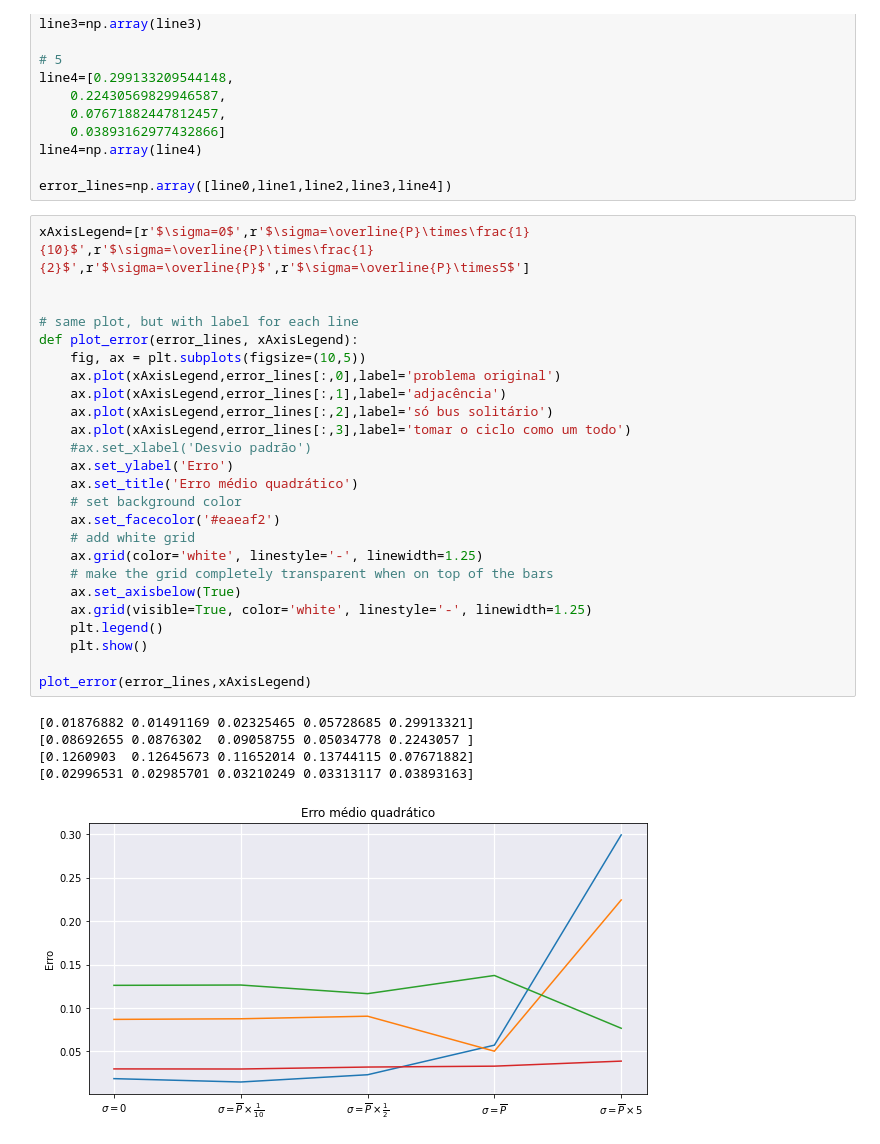
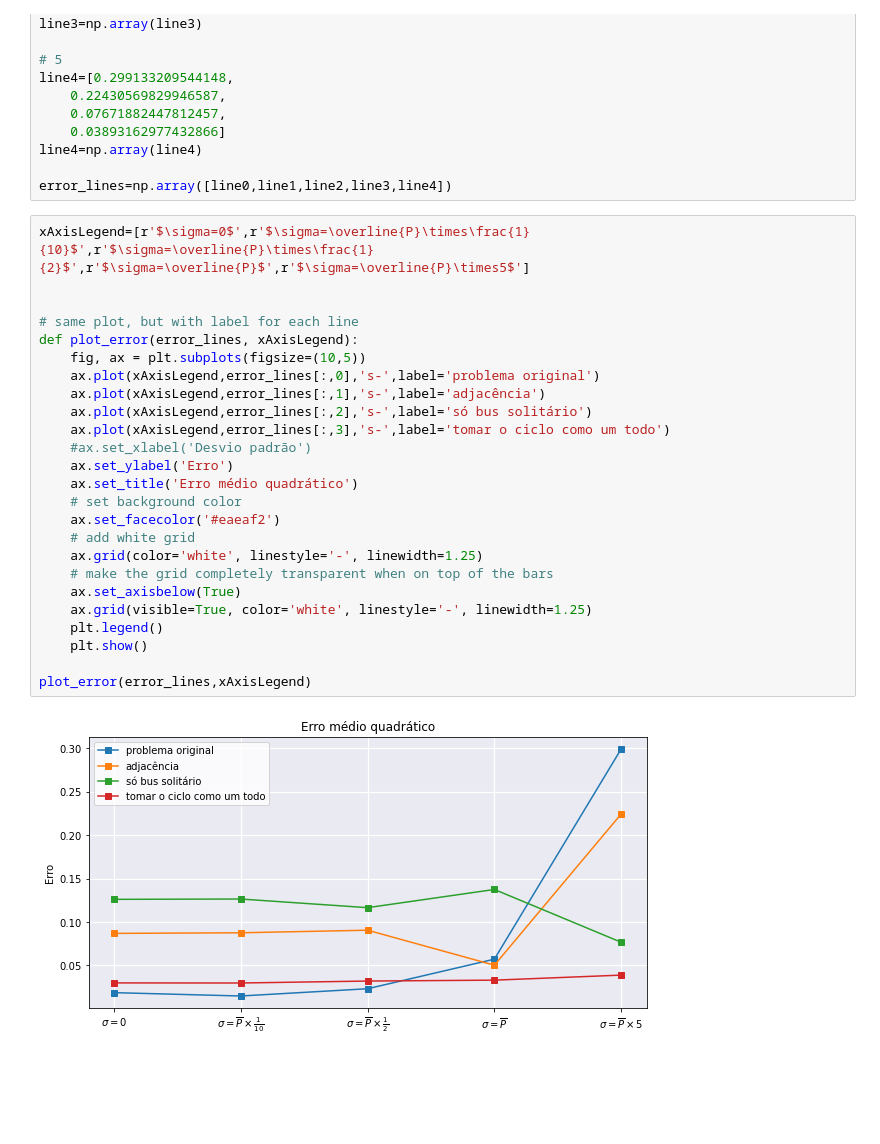
Before and after one commit to leobt23/ADRI, a Jupyter notebook: tpc2/Class2_v4.ipynb, the cells around one changed output. Saved outputs shown, nothing was run; the diff lists cells and outputs as text; blank space fills up the shorter version.

Commit message:
Retoques no plot.

```diff
--- a/tpc2/Class2_v4.ipynb
+++ b/tpc2/Class2_v4.ipynb
@@ -739,31 +739,27 @@ error_lines=np.array([line0,line1,line2,line3,line4])
 # %%
 xAxisLegend=[r'$\sigma=0$',r'$\sigma=\overline{P}\times\frac{1}{10}$',r'$\sigma=\overline{P}\times\frac{1}{2}$',r'$\sigma=\overline{P}$',r'$\sigma=\overline{P}\times5$']
 
 
 # same plot, but with label for each line
 def plot_error(error_lines, xAxisLegend):
     fig, ax = plt.subplots(figsize=(10,5))
-    ax.plot(xAxisLegend,error_lines[:,0],label='problema original')
-    ax.plot(xAxisLegend,error_lines[:,1],label='adjacência')
-    ax.plot(xAxisLegend,error_lines[:,2],label='só bus solitário')
-    ax.plot(xAxisLegend,error_lines[:,3],label='tomar o ciclo como um todo')
+    ax.plot(xAxisLegend,error_lines[:,0],'s-',label='problema original')
+    ax.plot(xAxisLegend,error_lines[:,1],'s-',label='adjacência')
+    ax.plot(xAxisLegend,error_lines[:,2],'s-',label='só bus solitário')
+    ax.plot(xAxisLegend,error_lines[:,3],'s-',label='tomar o ciclo como um todo')
     #ax.set_xlabel('Desvio padrão')
     ax.set_ylabel('Erro')
     ax.set_title('Erro médio quadrático')
     # set background color
     ax.set_facecolor('#eaeaf2')
     # add white grid
     ax.grid(color='white', linestyle='-', linewidth=1.25)
     # make the grid completely transparent when on top of the bars
     ax.set_axisbelow(True)
     ax.grid(visible=True, color='white', linestyle='-', linewidth=1.25)
     plt.legend()
     plt.show()
 
 plot_error(error_lines,xAxisLegend)
 # %% [output]
-[0.01876882 0.01491169 0.02325465 0.05728685 0.29913321]
-[0.08692655 0.0876302  0.09058755 0.05034778 0.2243057 ]
-[0.1260903  0.12645673 0.11652014 0.13744115 0.07671882]
-[0.02996531 0.02985701 0.03210249 0.03313117 0.03893163]
-[figure, old version]
+[figure, new version]
```
Also changed, not shown: parts of 1 cell of this notebook.
